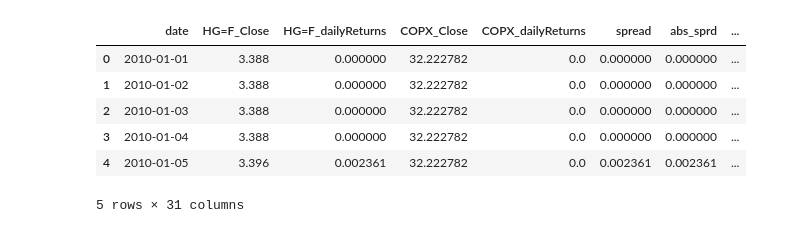
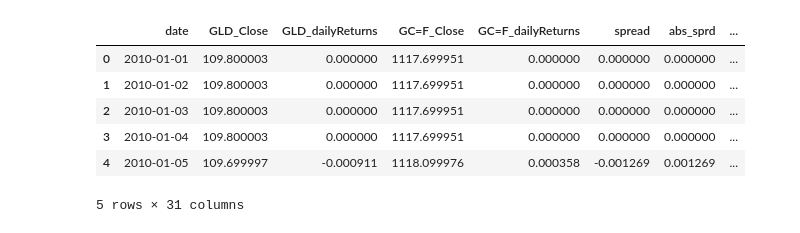
Before and after one commit to mstee37/Mean-Reversion-Pairs-Trading, a Jupyter notebook: sharpe_cals.ipynb, the cells around one changed output. Drawn from its saved outputs; the diff is of its cells as text; code cells hidden in the pictures.

```diff
--- a/sharpe_cals.ipynb
+++ b/sharpe_cals.ipynb
@@ -2,15 +2,15 @@
 import pandas as pd
 import numpy as np
 # %%
-data = pd.read_csv("HG=F VS COPX RollingWindow = 30.csv").rename(columns={"index":"date"})
+data = pd.read_csv("GLD VS GC=F RollingWindow = 180.csv").rename(columns={"index":"date"})
 data.head()
 # %% [output]
-|  | date | HG=F_Close | HG=F_dailyReturns | COPX_Close | COPX_dailyReturns | spread | abs_sprd | ... |
-| 0 | 2010-01-01 | 3.388 | 0.000000 | 32.222782 | 0.0 | 0.000000 | 0.000000 | ... |
-| 1 | 2010-01-02 | 3.388 | 0.000000 | 32.222782 | 0.0 | 0.000000 | 0.000000 | ... |
-| 2 | 2010-01-03 | 3.388 | 0.000000 | 32.222782 | 0.0 | 0.000000 | 0.000000 | ... |
-| 3 | 2010-01-04 | 3.388 | 0.000000 | 32.222782 | 0.0 | 0.000000 | 0.000000 | ... |
-| 4 | 2010-01-05 | 3.396 | 0.002361 | 32.222782 | 0.0 | 0.002361 | 0.002361 | ... |
+|  | date | GLD_Close | GLD_dailyReturns | GC=F_Close | GC=F_dailyReturns | spread | abs_sprd | ... |
+| 0 | 2010-01-01 | 109.800003 | 0.000000 | 1117.699951 | 0.000000 | 0.000000 | 0.000000 | ... |
+| 1 | 2010-01-02 | 109.800003 | 0.000000 | 1117.699951 | 0.000000 | 0.000000 | 0.000000 | ... |
+| 2 | 2010-01-03 | 109.800003 | 0.000000 | 1117.699951 | 0.000000 | 0.000000 | 0.000000 | ... |
+| 3 | 2010-01-04 | 109.800003 | 0.000000 | 1117.699951 | 0.000000 | 0.000000 | 0.000000 | ... |
+| 4 | 2010-01-05 | 109.699997 | -0.000911 | 1118.099976 | 0.000358 | -0.001269 | 0.001269 | ... |
 5 rows × 31 columns
 # %%
 # Filter columns to only keep those with "_Close", "_Size", or "_Cashflow"
```
Also changed, not shown: parts of 8 cells of this notebook.
